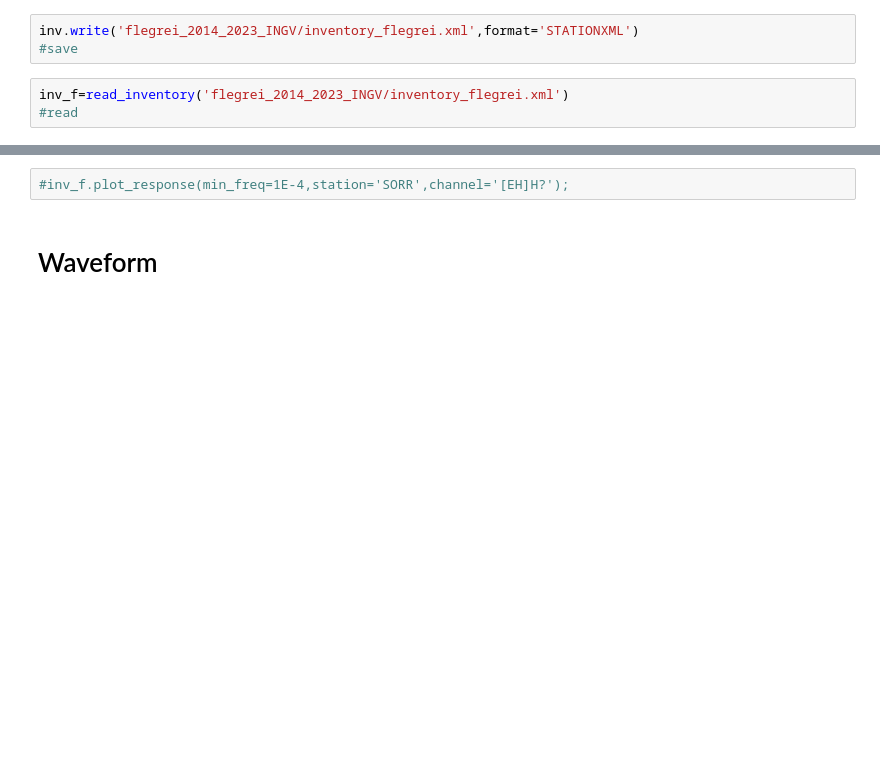
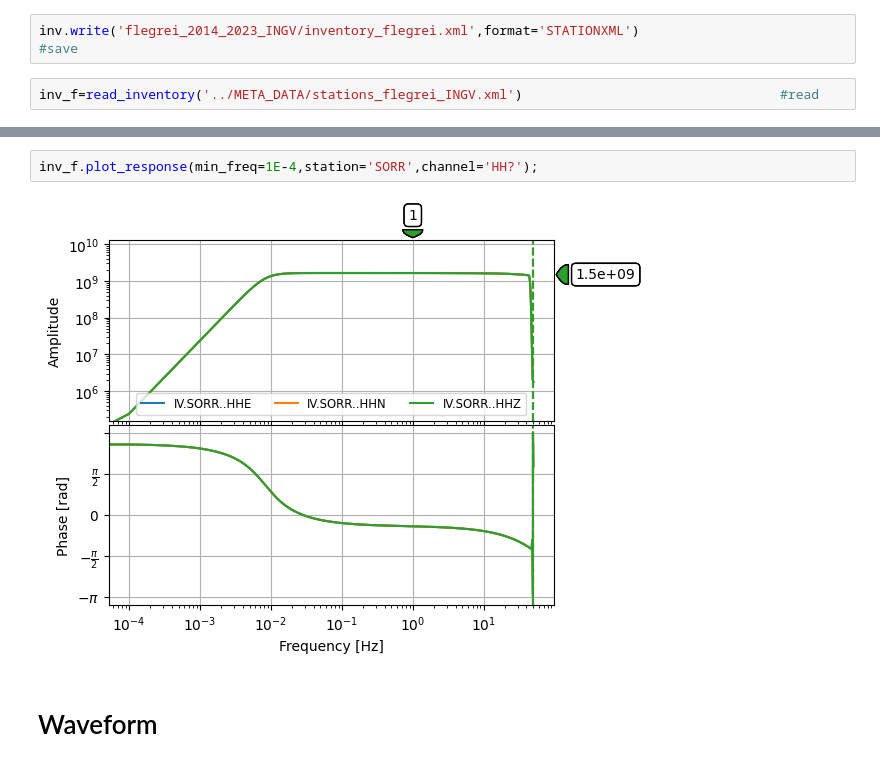
Before and after one commit to giacomorapagnani/FLEGREI_moment_tensor, a Jupyter notebook: codes/waveform_flegrei.ipynb, the cells around one changed output, grey strips where cells are left out. Cells and saved outputs as stored; diff of their text form; blank space fills up the shorter version.

```diff
--- a/codes/waveform_flegrei.ipynb
+++ b/codes/waveform_flegrei.ipynb
@@ -164,4 +164,4 @@ inv.plot(projection='local',resolution='h');
 # %%
 inv.write('flegrei_2014_2023_INGV/inventory_flegrei.xml',format='STATIONXML')                        #save
 # %%
-inv_f=read_inventory('flegrei_2014_2023_INGV/inventory_flegrei.xml')                                 #read
+inv_f=read_inventory('../META_DATA/stations_flegrei_INGV.xml')                                 #read
@@ -168,5 +177,7 @@ inv_f=read_inventory('flegrei_2014_2023_INGV/inventory_flegrei.xml')
 # %%
-#inv_f.plot_response(min_freq=1E-4,station='SORR',channel='[EH]H?');
+inv_f.plot_response(min_freq=1E-4,station='SORR',channel='HH?');
+# %% [output]
+[figure, added]
 # %% [markdown]
 # Waveform
 # %%
```
Also changed, not shown: parts of 1 cell of this notebook, 6 other files.
